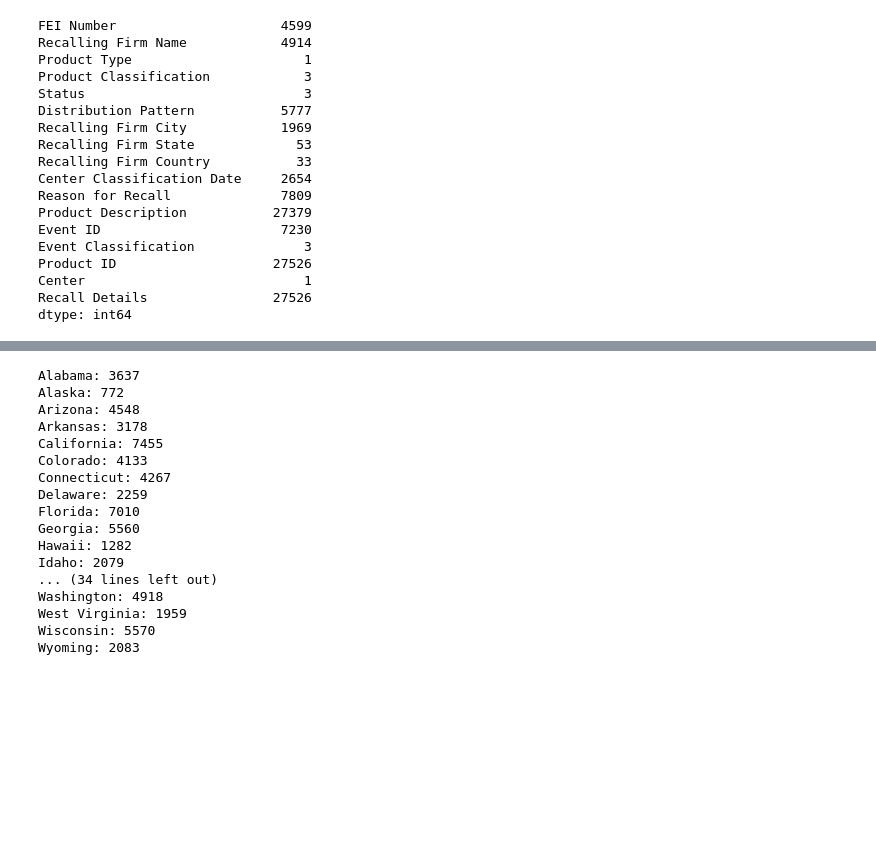
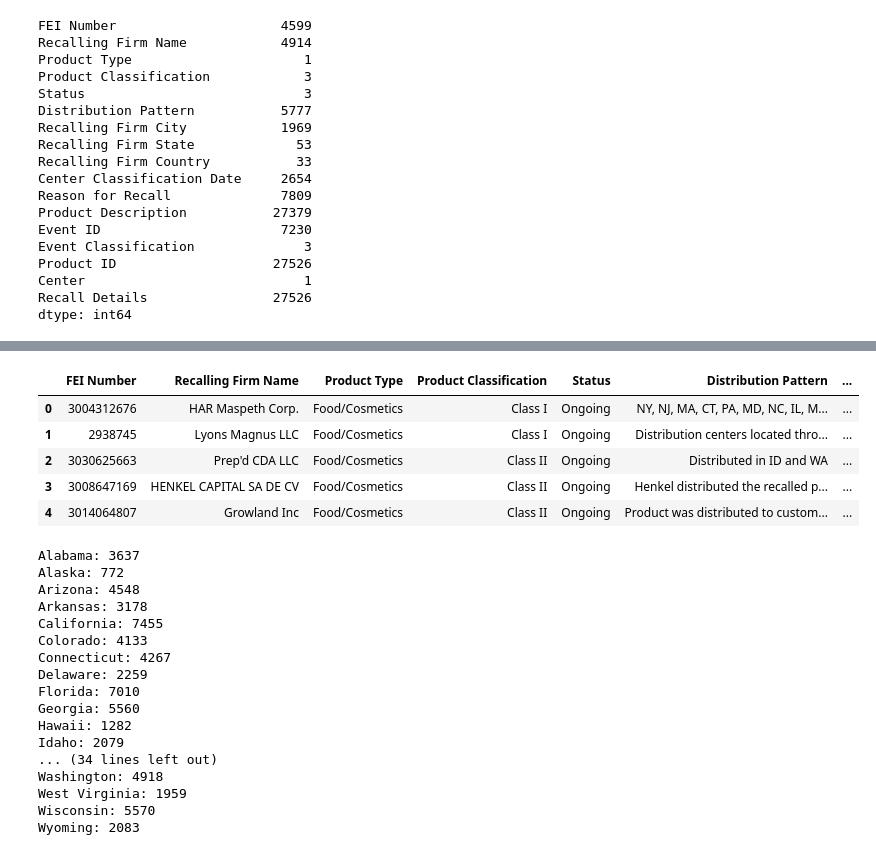
Before and after one commit to Pimtroja/Food_Recall_Trends_Impact, a Jupyter notebook: DataCleaning2.ipynb, the cells around one changed output, grey strips where cells are left out. Drawn from its saved outputs; the diff is of its cells as text; code cells hidden in the pictures; blank space fills up the shorter version.

```diff
--- a/DataCleaning2.ipynb
+++ b/DataCleaning2.ipynb
@@ -128,3 +165,35 @@ fda.head(5)
+# %%
+#create a nationwide column
+fda_1["Nationwide"] = np.nan
+nationwide = r"(nationwide|throughout the U.S.|thru out the United States.)"
+fda_1.loc[fda_1["Distribution Pattern"].str.contains(nationwide, case=False, na=False), "Nationwide"] = "Yes"
+fda_1.loc[fda_1["Nationwide"].isnull(), "Nationwide"] = "No"
+# %%
+#Update date format
+fda_1["Center Classification Date"] = pd.to_datetime(fda_1["Center Classification Date"])
+fda_1["Year"] = fda_1["Center Classification Date"].dt.year
+fda_1["Month"] = fda_1["Center Classification Date"].dt.month
+# %%
+#reorganize the columns
+new_column_order = [
+    "FEI Number", "Recalling Firm Name", "Product Type", "Product Classification",
+    "Status", "Distribution Pattern", "Nationwide", "Recalling Firm City",
+    "Recalling Firm State", "Recalling Firm Country", "Center Classification Date",
+    "Reason for Recall", "Reason Category", "Product Description", "Event ID",
+    "Event Classification", "Product ID"
+]
+
+fda_1 = fda_1[new_column_order]
+# %%
+#reset index
+fda_1.reset_index(drop=True, inplace=True)
+# %% [output]
+|  | FEI Number | Recalling Firm Name | Product Type | Product Classification | Status | Distribution Pattern | ... |
+| 0 | 3004312676 | HAR Maspeth Corp. | Food/Cosmetics | Class I | Ongoing | NY, NJ, MA, CT, PA, MD, NC, IL, M... | ... |
+| 1 | 2938745 | Lyons Magnus LLC | Food/Cosmetics | Class I | Ongoing | Distribution centers located thro... | ... |
+| 2 | 3030625663 | Prep'd CDA LLC | Food/Cosmetics | Class II | Ongoing | Distributed in ID and WA | ... |
+| 3 | 3008647169 | HENKEL CAPITAL SA DE CV | Food/Cosmetics | Class II | Ongoing | Henkel distributed the recalled p... | ... |
+| 4 | 3014064807 | Growland Inc | Food/Cosmetics | Class II | Ongoing | Product was distributed to custom... | ... |
 # %%
 #Count each state once per row even if both abbreviation and full name appear
 #Count either abbreviation or full name, not both, only one per state per row
```
Also changed, not shown: parts of 5 cells of this notebook.
